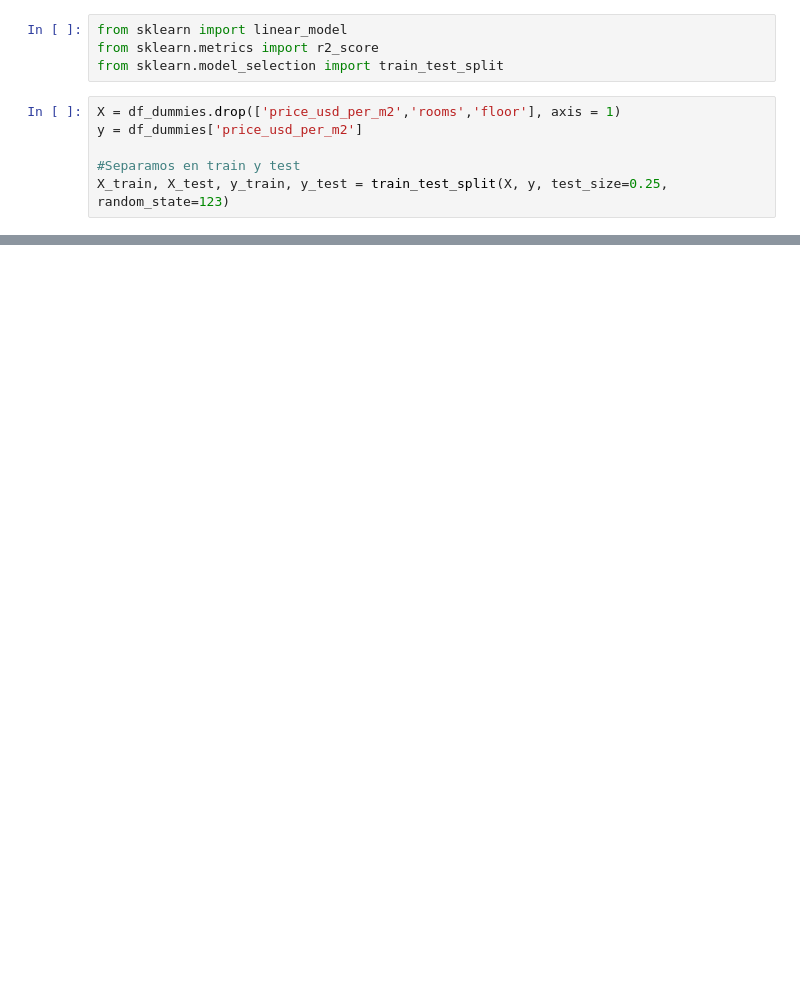
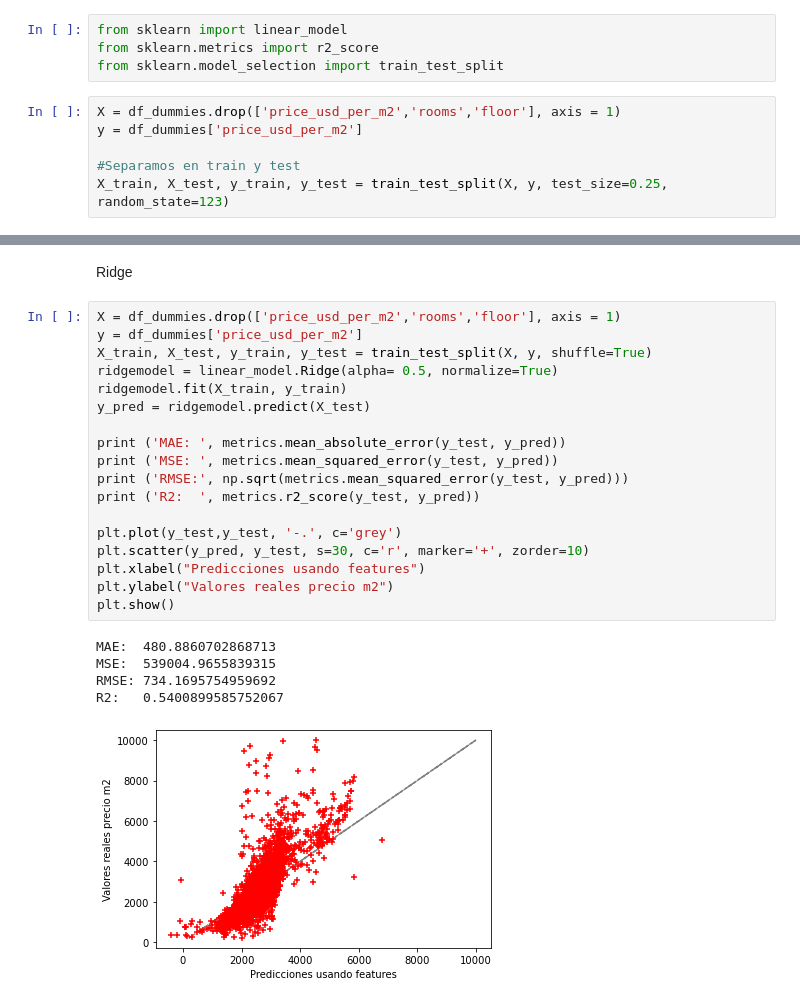
Before and after one commit to casagrandeale/TPDigitalHouse, a Jupyter notebook: tp/TP2.ipynb, the cells around one changed output, grey strips where cells are left out. Drawn from its saved outputs; the diff is of its cells as text; blank space fills up the shorter version.

```diff
--- a/tp/TP2.ipynb
+++ b/tp/TP2.ipynb
@@ -89,0 +100,26 @@ Score de Regresion Lineal: 0.5873687405400876
+# %% [markdown]
+Ridge
+# %%
+X = df_dummies.drop(['price_usd_per_m2','rooms','floor'], axis = 1)
+y = df_dummies['price_usd_per_m2']
+X_train, X_test, y_train, y_test = train_test_split(X, y, shuffle=True)
+ridgemodel = linear_model.Ridge(alpha= 0.5, normalize=True)
+ridgemodel.fit(X_train, y_train)
+y_pred = ridgemodel.predict(X_test)
+
+print ('MAE: ', metrics.mean_absolute_error(y_test, y_pred))
+print ('MSE: ', metrics.mean_squared_error(y_test, y_pred))
+print ('RMSE:', np.sqrt(metrics.mean_squared_error(y_test, y_pred)))
+print ('R2:  ', metrics.r2_score(y_test, y_pred))
+
+plt.plot(y_test,y_test, '-.', c='grey')
+plt.scatter(y_pred, y_test, s=30, c='r', marker='+', zorder=10)
+plt.xlabel("Predicciones usando features")
+plt.ylabel("Valores reales precio m2")
+plt.show()
+# %% [output]
+MAE:  480.8860702868713
+MSE:  539004.9655839315
+RMSE: 734.1695754959692
+R2:   0.5400899585752067
+[figure, added]
```
Also changed, not shown: parts of 8 cells of this notebook.
